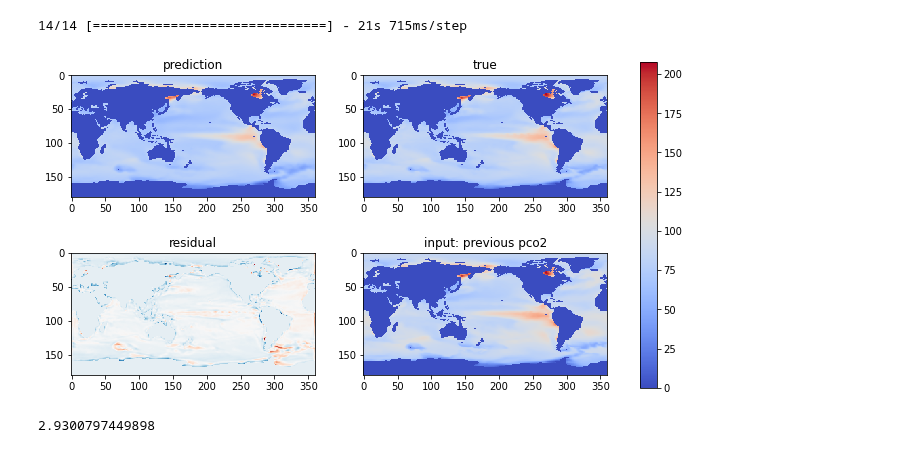
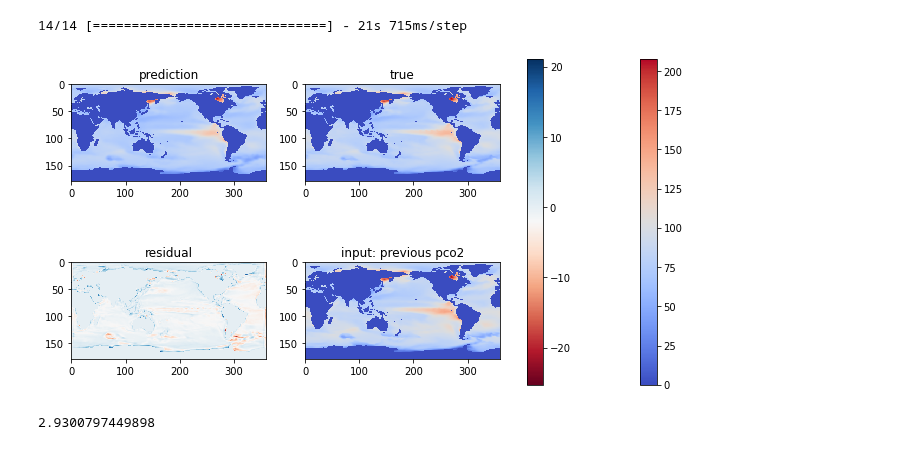
Before and after one commit to sk981102/ocean_co2, a Jupyter notebook: notebooks/cnn_lstm_base.ipynb, the cells around one changed output. Saved outputs shown, nothing was run; the diff lists cells and outputs as text; code cells hidden in the pictures.

```diff
--- a/notebooks/cnn_lstm_base.ipynb
+++ b/notebooks/cnn_lstm_base.ipynb
@@ -181,26 +181,28 @@ predicted_frames[y==0]=0.0
 # %%
 figure, axis = plt.subplots(2, 2,figsize=(12, 6))
 
 
 img=axis[0][0].imshow(np.flipud(predicted_frames[0][1]),cmap="coolwarm", interpolation="nearest")
 axis[0][0].set_title("prediction")
 plt.colorbar(img,ax=axis)
 
 img1=axis[0][1].imshow(np.flipud(y[0][1]),cmap="coolwarm", interpolation="nearest")
 axis[0][1].set_title("true")
 
 diff=np.flipud(np.squeeze(predicted_frames[0][1]-y[0][1]))
 img2=axis[1][0].imshow(diff,cmap="RdBu", interpolation="nearest")
 axis[1][0].set_title("residual")
+plt.colorbar(img2,ax=axis)
+
 
 img2=axis[1][1].imshow(np.flipud(X[0][1][:,:,5]),cmap="coolwarm", interpolation="nearest")
 axis[1][1].set_title("input: previous pco2")
 
 plt.savefig('../assets/next-frame-prediction.png')
 
 plt.show()
 # %% [output]
-[figure, old version]
+[figure, new version]
 # %%
 # RMSE of pco2
 np.sqrt(np.mean((predicted_frames-y)**2))
```
Also changed, not shown: parts of 5 cells of this notebook, 7 other files.
